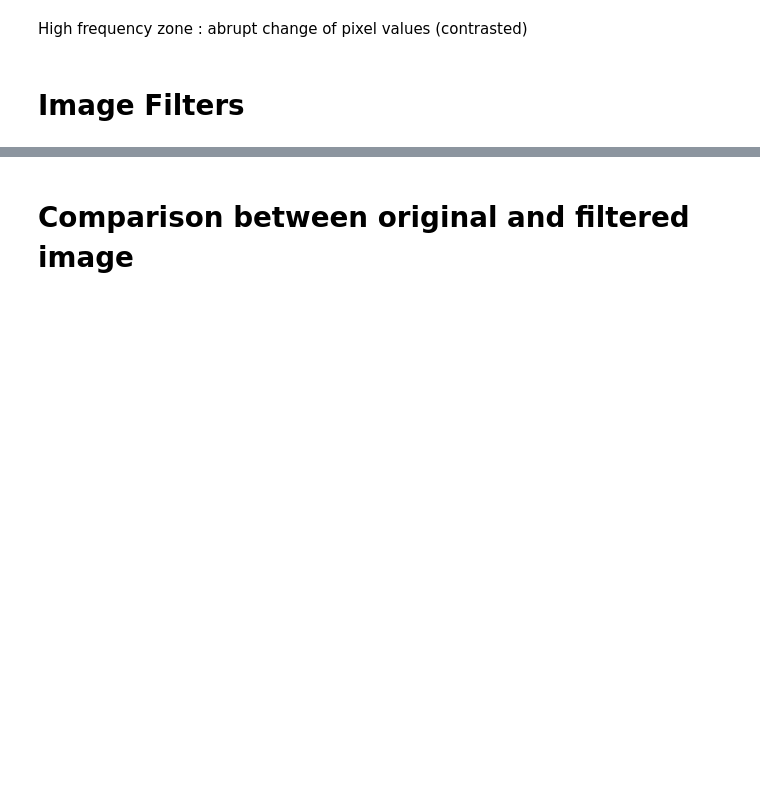
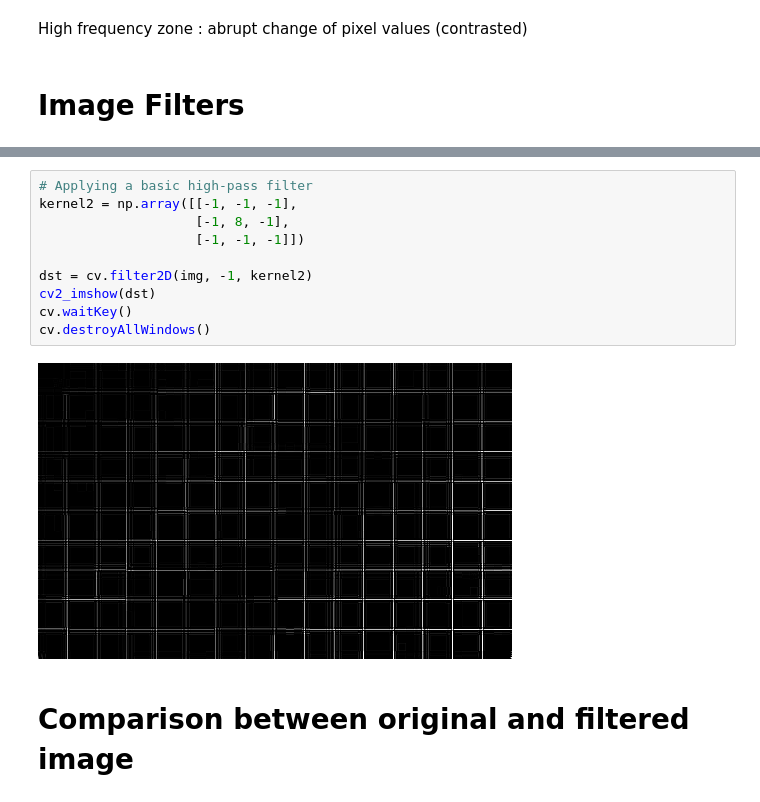
Before and after one commit to om22shree/College-Notes, a Jupyter notebook: TTL Lab/Day_6/Lab_6.ipynb, the cells around one changed output, grey strips where cells are left out. Drawn from its saved outputs; the diff is of its cells as text; blank space fills up the shorter version.

```diff
--- a/TTL Lab/Day_6/Lab_6.ipynb
+++ b/TTL Lab/Day_6/Lab_6.ipynb
@@ -67,3 +84,15 @@ cv.destroyAllWindows()
+# %%
+# Applying a basic high-pass filter
+kernel2 = np.array([[-1, -1, -1],
+                    [-1, 8, -1],
+                    [-1, -1, -1]])
+
+dst = cv.filter2D(img, -1, kernel2)
+cv2_imshow(dst)
+cv.waitKey()
+cv.destroyAllWindows()
+# %% [output]
+[figure, added]
 # %% [markdown]
 # Comparison between original and filtered image
 # %%
```
Also changed, not shown: parts of 7 cells of this notebook.
